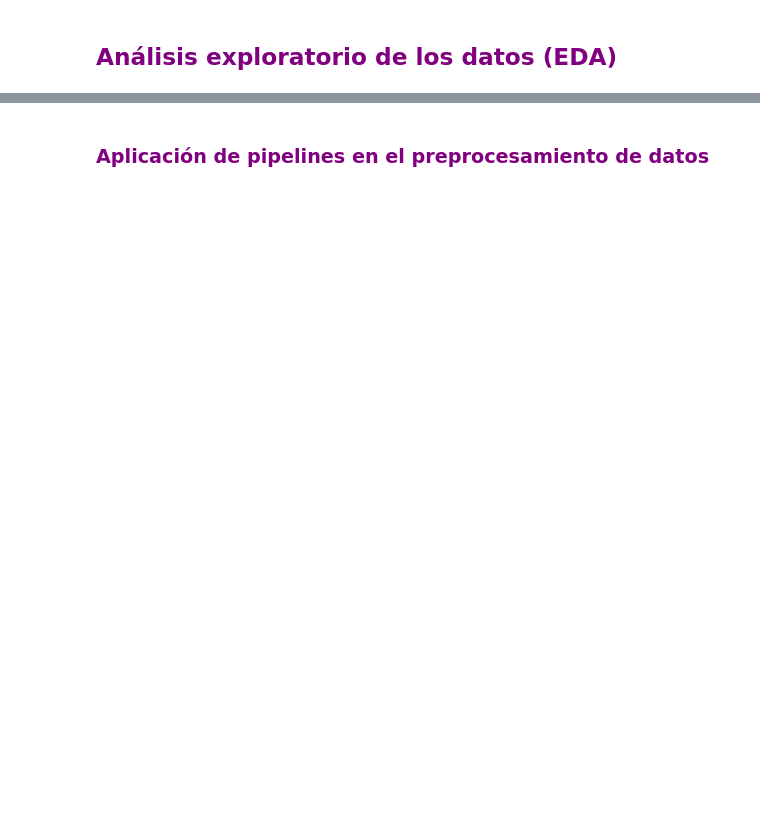
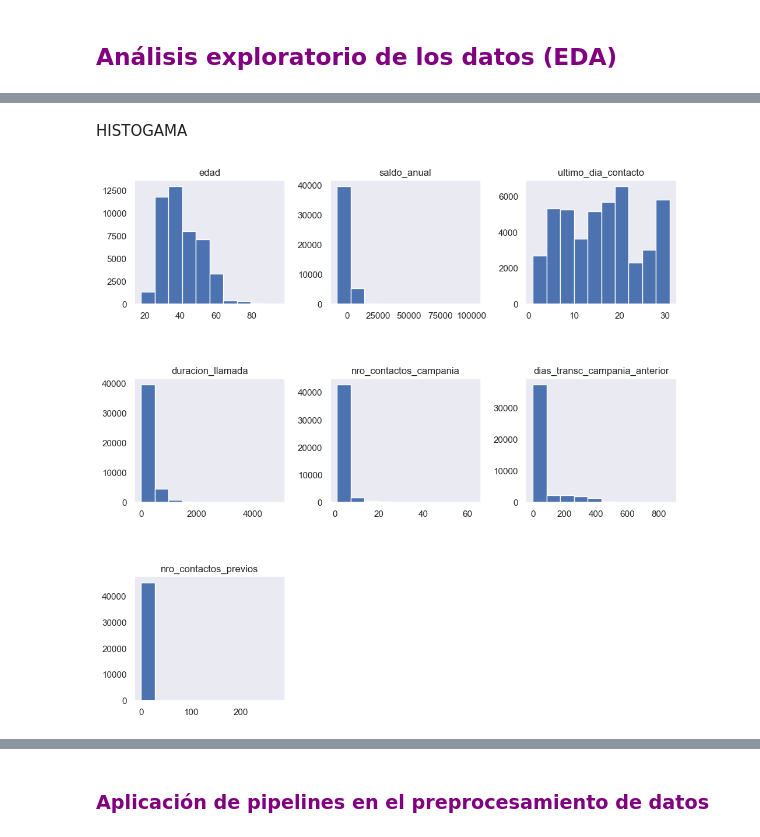
Before and after one commit to Ael-Dev/projects-of-data-science-applied-to-business, a Jupyter notebook: Marketing/bank_marketing_client_subscription.ipynb, the cells around one changed output, grey strips where cells are left out. Drawn from its saved outputs; the diff is of its cells as text; code cells hidden in the pictures; blank space fills up the shorter version.

```diff
--- a/Marketing/bank_marketing_client_subscription.ipynb
+++ b/Marketing/bank_marketing_client_subscription.ipynb
@@ -54,0 +162,3 @@ Los datos están relacionados con campañas de marketing directo de una entidad
+# %%
+columnas_numericas = df.select_dtypes(include='number').columns
+columnas_numericas
@@ -56,0 +228,9 @@ Los datos están relacionados con campañas de marketing directo de una entidad
+# %% [markdown]
+HISTOGAMA
+# %%
+# plot histograms for all numeric columns
+df[columnas_numericas].hist(bins=10, figsize=(12,16), grid=False,layout=(len(columnas_categoricas)//3+1, 3))
+# adjust the spacing between subplots
+plt.subplots_adjust(wspace=0.3, hspace=0.6)
+# %% [output]
+[figure, added]
```
Also changed, not shown: parts of 80 cells of this notebook.
